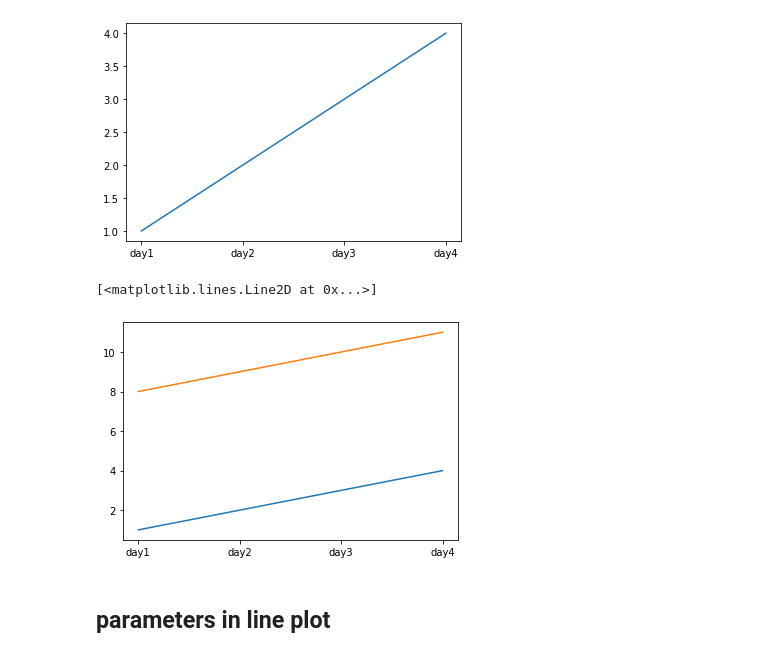
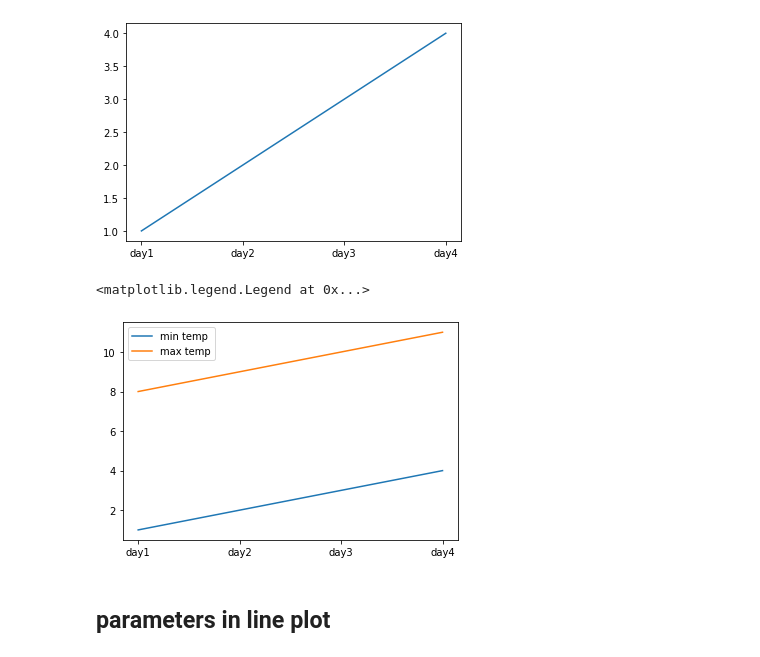
Before and after one commit to daasdemha/Sucide_prediction, a Jupyter notebook: 6006CEM Lectures and Labs/Learning_machine_learning_Dr_Trangs_material.ipynb, the cells around one changed output. Cells and saved outputs as stored; diff of their text form; code cells hidden in the pictures.

```diff
--- a/6006CEM Lectures and Labs/Learning_machine_learning_Dr_Trangs_material.ipynb
+++ b/6006CEM Lectures and Labs/Learning_machine_learning_Dr_Trangs_material.ipynb
@@ -31,11 +34,12 @@ plt.plot(x_days,y_temp)
 [<matplotlib.lines.Line2D at 0x...>]
 [figure]
 # %%
-plt.plot(x_days,y_temp)
-plt.plot(x_days,y2_temp)
+plt.plot(x_days,y_temp,label="min temp")
+plt.plot(x_days,y2_temp,label="max temp")
+plt.legend()
 # %% [output]
-[<matplotlib.lines.Line2D at 0x...>]
+<matplotlib.legend.Legend at 0x...>
-[figure, old version]
+[figure, new version]
 # %% [markdown]
 ## parameters in line plot
 # %%
```
Also changed, not shown: parts of 1 cell of this notebook, 2 other files.
